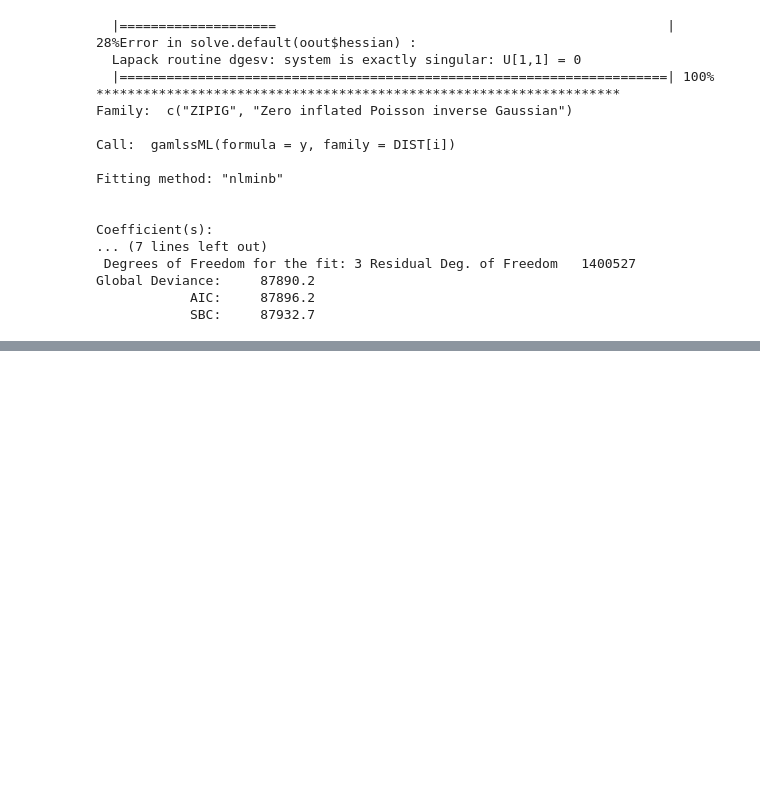
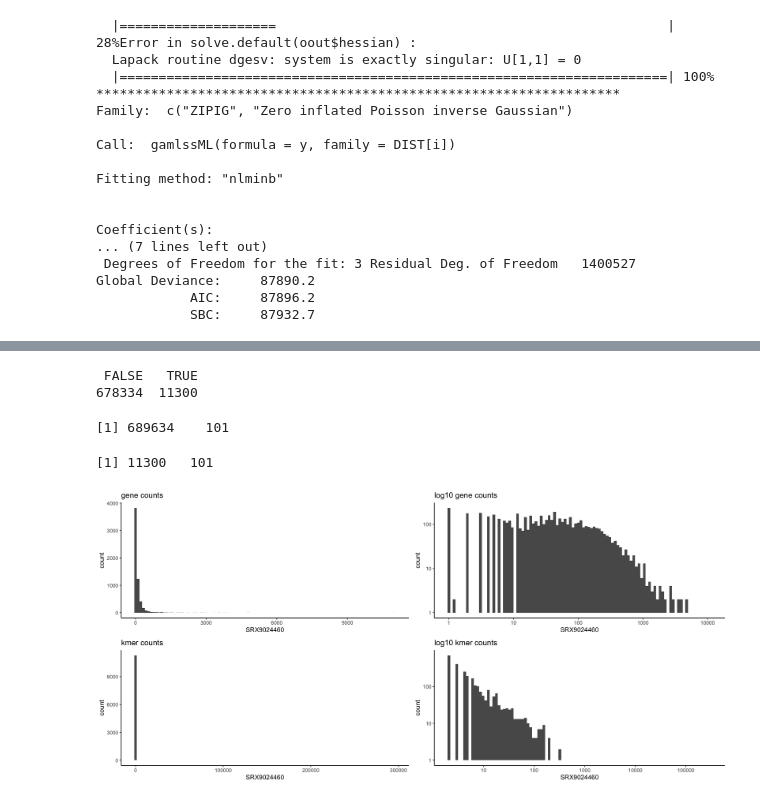
Before and after one commit to taylorreiter/2022-test-sketch-core-accessory-interactome, a Jupyter notebook: notebooks/20220322-compare-kmer-and-gene-count-dists.ipynb, the cells around one changed output, grey strips where cells are left out. Drawn from its saved outputs; the diff is of its cells as text; code cells hidden in the pictures; blank space fills up the shorter version.

Commit message:
add filtering by pres ax samples, dist from just mapped reads

```diff
--- a/notebooks/20220322-compare-kmer-and-gene-count-dists.ipynb
+++ b/notebooks/20220322-compare-kmer-and-gene-count-dists.ipynb
@@ -82,0 +84,5 @@ raw_pa14_kmers <- pa14_files %>%
+# %%
+# pivot from long to wide; shares minhash index
+raw_pa14_kmers <- raw_pa14_kmers_long %>%
+  pivot_wider(id_cols = minhash, names_from = sample, values_from = abund) %>%
+  replace(is.na(.), 0)                    # replace NAs with zero abund
@@ -287,0 +316,53 @@ Global Deviance:     87890.2
+# %%
+# create a presence absence dataframe of k-mers, where 1 = present, 0 = absent.
+# sum across rows. create an index of k-mers (hashes) that are only present in one sample
+# filter these k-mers out, and then make distribution plots
+raw_pa14_kmers_pa <- raw_pa14_kmers %>%
+  column_to_rownames("minhash") %>%
+  mutate_if(is.numeric, ~1 * (. != 0))
+# %%
+table(rowSums(raw_pa14_kmers_pa) > 10)
+# %% [output]
+ FALSE   TRUE
+678334  11300
+# %%
+keep_kmers <- rownames(raw_pa14_kmers_pa)[rowSums(raw_pa14_kmers_pa) > 10]
+# %%
+raw_pa14_kmers_filt <- raw_pa14_kmers %>%
+  filter(minhash %in% keep_kmers)
+# %%
+dim(raw_pa14_kmers)
+dim(raw_pa14_kmers_filt)
+# %% [output]
+[1] 689634    101
+[1] 11300   101
+# %%
+# after filtering kmers that are only in one sample, zeros are now probably real zeros so keep them
+
+plt1 <- ggplot(raw_pa14_filt, aes(x = SRX9024460)) +
+  geom_histogram(bins = 100) +
+  theme_classic()+
+  labs(title = "gene counts")
+
+plt2 <- ggplot(raw_pa14_filt, aes(x = SRX9024460)) +
+  geom_histogram(bins = 100) +
+  theme_classic() +
+  scale_y_log10() +
+  scale_x_log10() +
+  labs(title = "log10 gene counts")
+
+plt3 <- ggplot(raw_pa14_kmers_filt, aes(x = SRX9024460)) +
+  geom_histogram(bins = 100) +
+  theme_classic()+
+  labs(title = "kmer counts")
+
+plt4 <- ggplot(raw_pa14_kmers_filt, aes(x = SRX9024460)) +
+  geom_histogram(bins = 100) +
+  theme_classic() +
+  scale_y_log10() +
+  scale_x_log10() +
+  labs(title = "log10 kmer counts")
+
+ggarrange(plt1, plt2, plt3, plt4, nrow = 2, ncol = 2)
+# %% [output]
+[figure, added]
```
Also changed, not shown: parts of 14 cells of this notebook.
